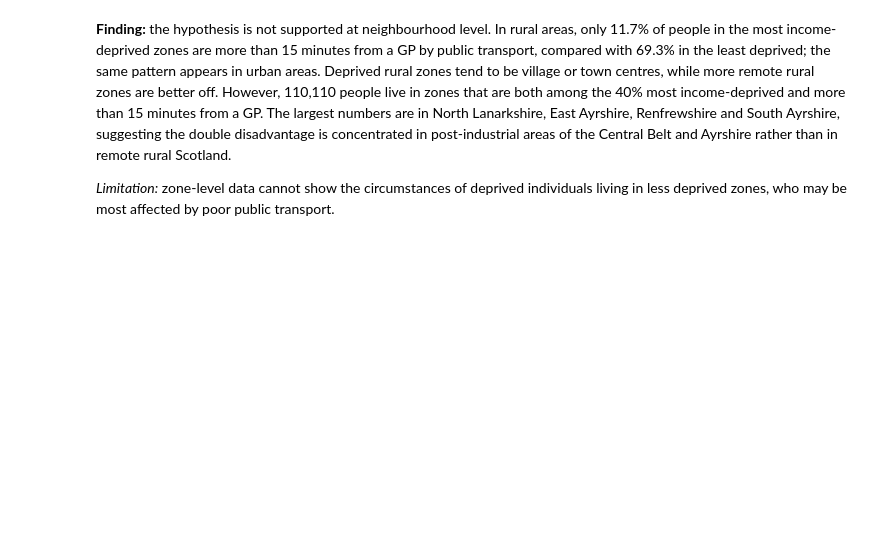
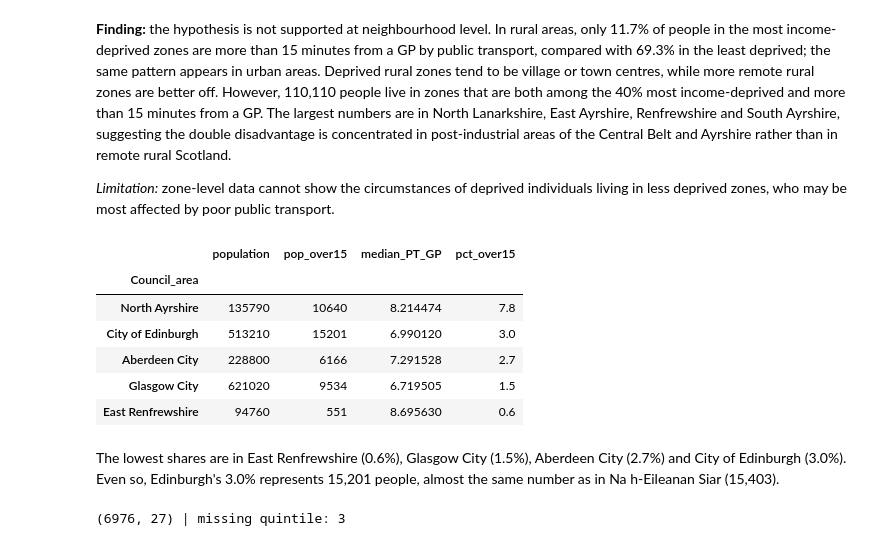
Before and after one commit to AyushK212000/scotland-rural-transport-gap, a Jupyter notebook: notebooks/03_analysis.ipynb, the cells around one changed output. Saved outputs shown, nothing was run; the diff lists cells and outputs as text; code cells hidden in the pictures; blank space fills up the shorter version.

```diff
--- a/notebooks/03_analysis.ipynb
+++ b/notebooks/03_analysis.ipynb
@@ -164,3 +164,23 @@ Central Belt and Ayrshire rather than in remote rural Scotland.
 
 *Limitation:* zone-level data cannot show the circumstances of deprived individuals living in
 less deprived zones, who may be most affected by poor public transport.
+# %%
+q2.tail(5)
+# %% [output]
+|  | population | pop_over15 | median_PT_GP | pct_over15 |
+| Council_area |  |  |  |  |
+| North Ayrshire | 135790 | 10640 | 8.214474 | 7.8 |
+| City of Edinburgh | 513210 | 15201 | 6.990120 | 3.0 |
+| Aberdeen City | 228800 | 6166 | 7.291528 | 2.7 |
+| Glasgow City | 621020 | 9534 | 6.719505 | 1.5 |
+| East Renfrewshire | 94760 | 551 | 8.695630 | 0.6 |
+# %% [markdown]
+The lowest shares are in East Renfrewshire (0.6%), Glasgow City (1.5%), Aberdeen City (2.7%) and
+City of Edinburgh (3.0%). Even so, Edinburgh's 3.0% represents 15,201 people, almost the same number
+as in Na h-Eileanan Siar (15,403).
+# %%
+tableau = df.merge(d[["Data_Zone", "income_quintile"]], on="Data_Zone", how="left")
+tableau.to_csv("../data/processed/tableau_data.csv", index=False)
+print(tableau.shape, "| missing quintile:", tableau["income_quintile"].isna().sum())
+# %% [output]
+(6976, 27) | missing quintile: 3
```
Also changed, not shown: 4 other files.
